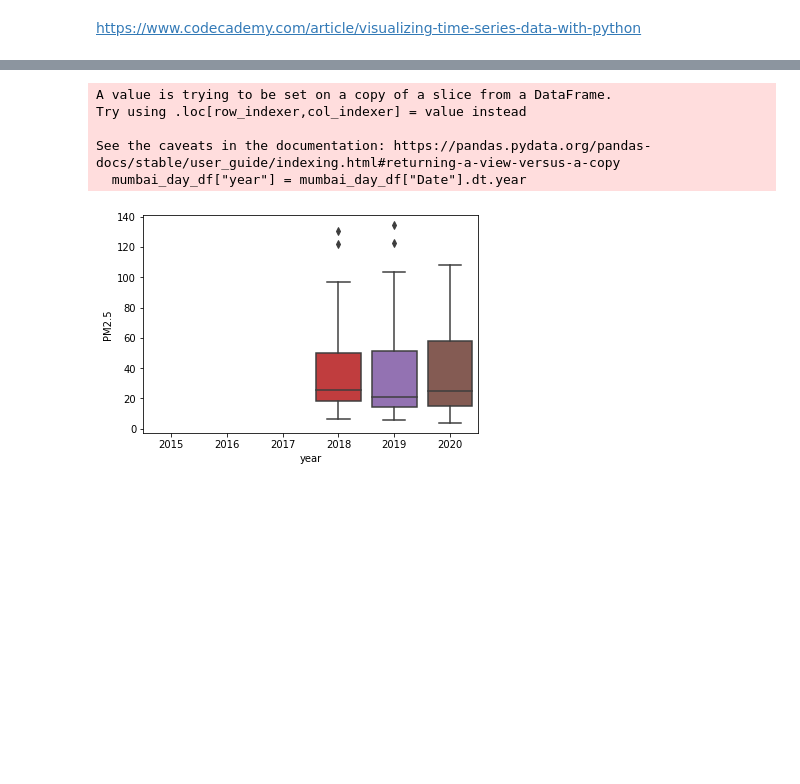
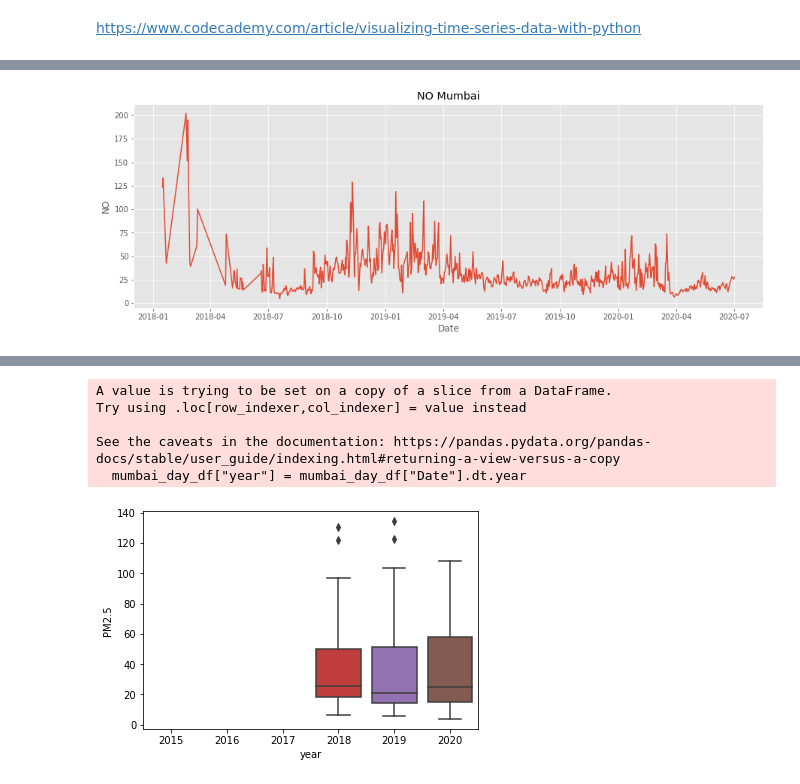
Before and after one commit to OmdenaAI/omdena-mumbai-chapter-air-quality, a Jupyter notebook: src/tasks/task-2-eda/aqi_kaggle_data_eda.ipynb, the cells around one changed output, grey strips where cells are left out. Drawn from its saved outputs; the diff is of its cells as text; code cells hidden in the pictures; blank space fills up the shorter version.

```diff
--- a/src/tasks/task-2-eda/aqi_kaggle_data_eda.ipynb
+++ b/src/tasks/task-2-eda/aqi_kaggle_data_eda.ipynb
@@ -212,0 +263,11 @@ plt.show()
+# %%
+# setting the dimensions of the plot
+fig, ax = plt.subplots(figsize=(15, 5))
+
+# drawing the plot
+# Plot the responses for different events and regions
+sns.lineplot(x="Date", y="NO", ax=ax, data=mumbai_day_df).set(title="NO Mumbai")
+
+plt.show()
+# %% [output]
+[figure, added]
```
Also changed, not shown: parts of 35 cells of this notebook.
